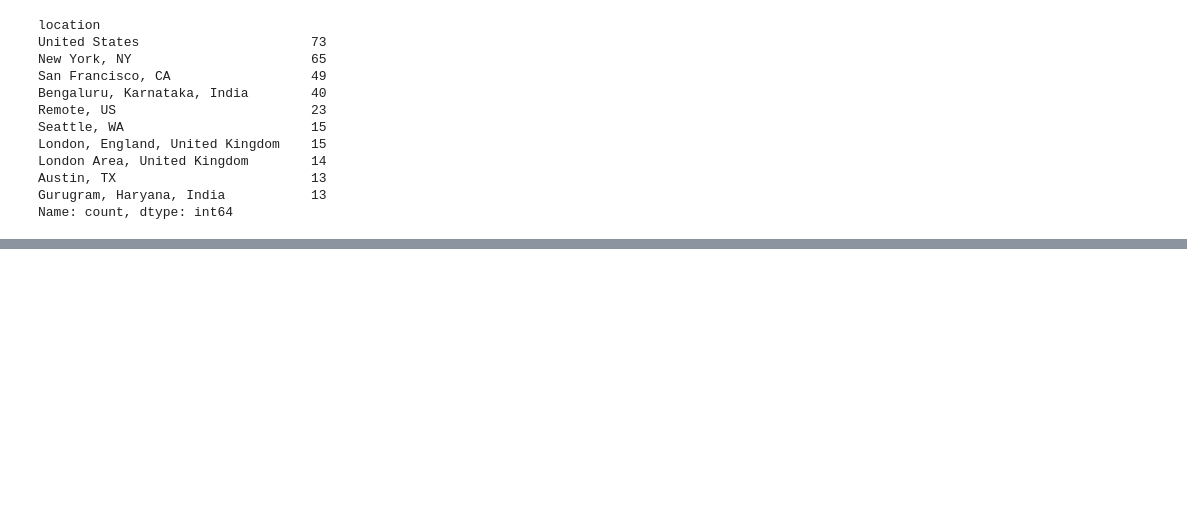
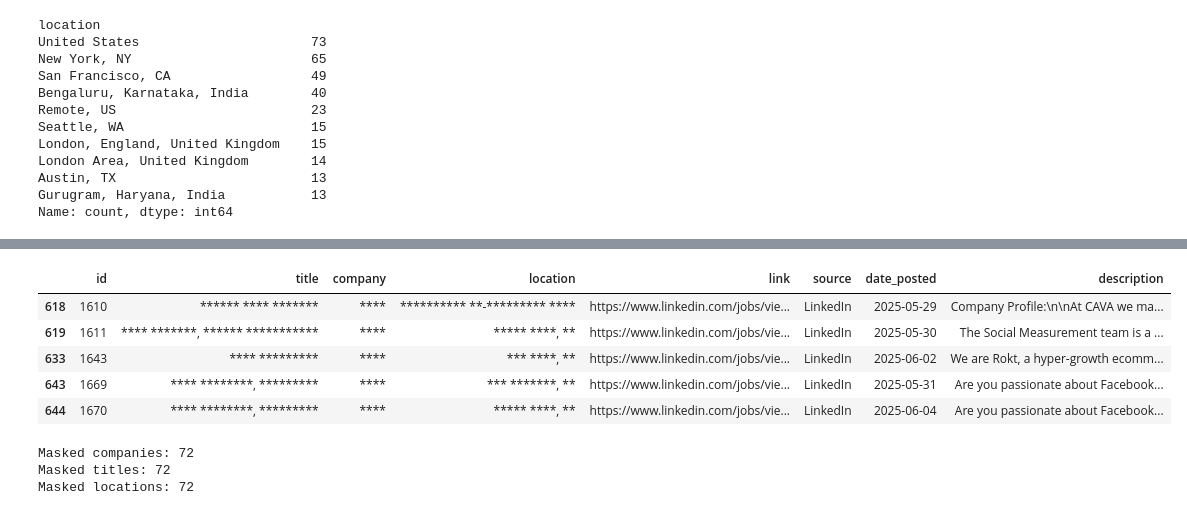
Before and after one commit to shailajadurgam60-ai/Job-Market-Intelligence-Platform, a Jupyter notebook: notebooks/job-market-code.ipynb, the cells around one changed output, grey strips where cells are left out. Saved outputs shown, nothing was run; the diff lists cells and outputs as text; code cells hidden in the pictures; blank space fills up the shorter version.

```diff
--- a/notebooks/job-market-code.ipynb
+++ b/notebooks/job-market-code.ipynb
@@ -140,0 +159,5 @@ Name: count, dtype: int64
+# %%
+df["date_posted"] = pd.to_datetime(
+    df["date_posted"],
+    errors="coerce"
+)
@@ -140,0 +280,21 @@ Name: count, dtype: int64
+# %%
+df[df["company"] == "****"].head()
+# %% [output]
+|  | id | title | company | location | link | source | date_posted | description |
+| 618 | 1610 | ****** **** ******* | **** | ********** **-********* **** | https://www.linkedin.com/jobs/vie... | LinkedIn | 2025-05-29 | Company Profile:\n\nAt CAVA we ma... |
+| 619 | 1611 | **** *******, ****** *********** | **** | ***** ****, ** | https://www.linkedin.com/jobs/vie... | LinkedIn | 2025-05-30 | The Social Measurement team is a ... |
+| 633 | 1643 | **** ********* | **** | *** ****, ** | https://www.linkedin.com/jobs/vie... | LinkedIn | 2025-06-02 | We are Rokt, a hyper-growth ecomm... |
+| 643 | 1669 | **** ********, ********* | **** | *** *******, ** | https://www.linkedin.com/jobs/vie... | LinkedIn | 2025-05-31 | Are you passionate about Facebook... |
+| 644 | 1670 | **** ********, ********* | **** | ***** ****, ** | https://www.linkedin.com/jobs/vie... | LinkedIn | 2025-06-04 | Are you passionate about Facebook... |
+# %%
+masked_companies = df["company"].str.contains(r"\*", regex=True, na=False).sum()
+masked_titles = df["title"].str.contains(r"\*", regex=True, na=False).sum()
+masked_locations = df["location"].str.contains(r"\*", regex=True, na=False).sum()
+
+print("Masked companies:", masked_companies)
+print("Masked titles:", masked_titles)
+print("Masked locations:", masked_locations)
+# %% [output]
+Masked companies: 72
+Masked titles: 72
+Masked locations: 72
```
Also changed, not shown: parts of 20 cells of this notebook.
